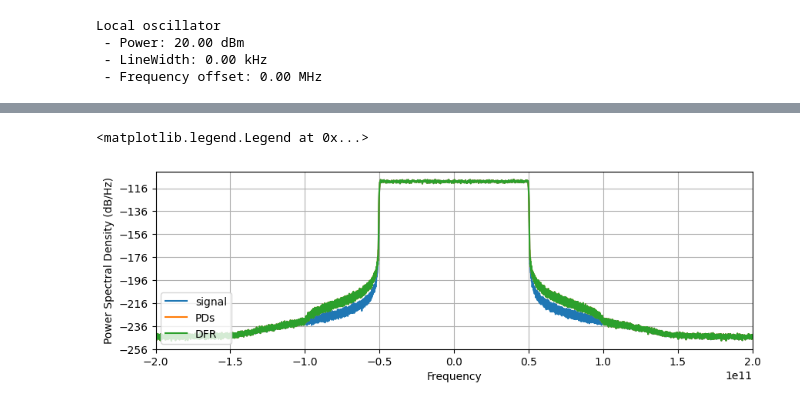
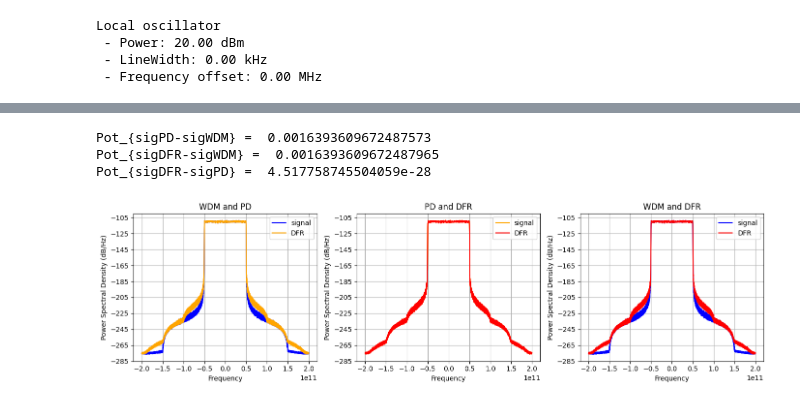
Before and after one commit to jfelipeslg/TCC_Single-Ended-Receiver, a Jupyter notebook: Tx_Rx_single-pol_SER_v2.ipynb, the cells around one changed output, grey strips where cells are left out. Drawn from its saved outputs; the diff is of its cells as text; code cells hidden in the pictures.

```diff
--- a/Tx_Rx_single-pol_SER_v2.ipynb
+++ b/Tx_Rx_single-pol_SER_v2.ipynb
@@ -295,11 +290,33 @@ axs[1].grid()
-# %%
-# plot psd
-plt.figure(figsize=(10, 3))
-plt.xlim(-Fs/2,Fs/2)
-plt.psd(sigWDM, Fs=Fs, Fc=0, NFFT = 4*1024, sides='twosided',label = 'signal')
-plt.psd(sigPD, Fs=Fs, Fc=0, NFFT = 4*1024, sides='twosided',label = 'PDs')
-plt.psd(sigDFR, Fs=Fs, Fc=0, NFFT = 4*1024, sides='twosided',label = 'DFR')
-plt.legend(loc='lower left')
-# %% [output]
-<matplotlib.legend.Legend at 0x...>
-[figure, removed]
+# %%
+# densidade espectral
+print('Pot_{sigPD-sigWDM} = ', np.mean(np.abs(sigPD-sigWDM)**2))
+print('Pot_{sigDFR-sigWDM} = ', np.mean(np.abs(sigDFR-sigWDM)**2))
+print('Pot_{sigDFR-sigPD} = ', np.mean(np.abs(sigDFR-sigPD)**2))
+
+# plot constellations (pós-receptor coerente)
+fig, axs = plt.subplots(1, 3, figsize=(14,4))
+
+axs[0].psd(sigWDM, Fs=Fs, color='blue', Fc=0, NFFT = 4*1024, sides='twosided',label = 'signal')
+axs[0].psd(sigPD, Fs=Fs, color='orange', Fc=0, NFFT = 4*1024, sides='twosided',label = 'DFR')
+axs[0].set_title('WDM and PD')
+axs[0].legend()
+axs[0].grid('True')
+
+axs[1].psd(sigPD, Fs=Fs, color='orange', Fc=0, NFFT = 4*1024, sides='twosided',label = 'signal')
+axs[1].psd(sigDFR, Fs=Fs, color='red', Fc=0, NFFT = 4*1024, sides='twosided',label = 'DFR')
+axs[1].set_title('PD and DFR')
+axs[1].legend()
+axs[1].grid('True')
+
+axs[2].psd(sigWDM, Fs=Fs, color='blue', Fc=0, NFFT = 4*1024, sides='twosided',label = 'signal')
+axs[2].psd(sigDFR, Fs=Fs, color='red', Fc=0, NFFT = 4*1024, sides='twosided',label = 'DFR')
+axs[2].set_title('WDM and DFR')
+axs[2].legend()
+axs[2].grid('True')
+
+fig.tight_layout()
+# %% [output]
+Pot_{sigPD-sigWDM} =  0.0016393609672487573
+Pot_{sigDFR-sigWDM} =  0.0016393609672487965
+Pot_{sigDFR-sigPD} =  4.517758745504059e-28
+[figure, added]
```
Also changed, not shown: parts of 11 cells of this notebook.
